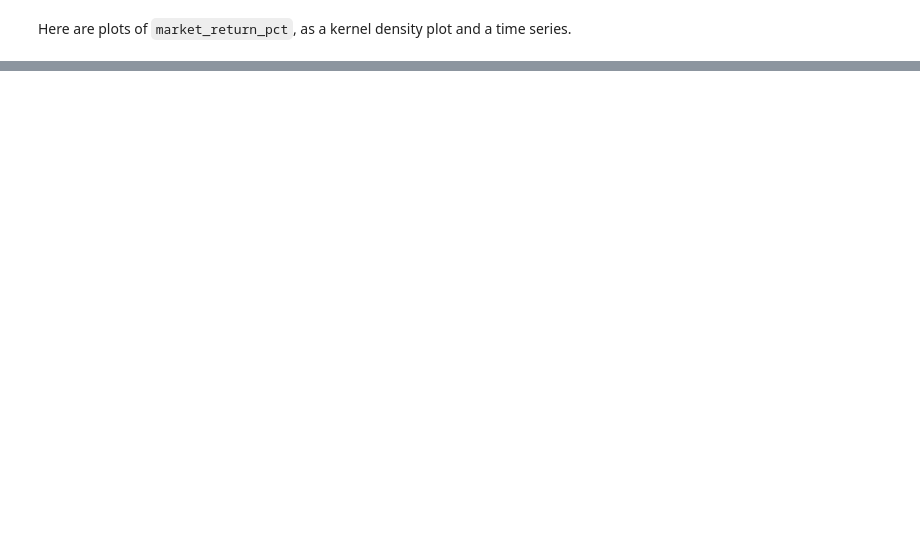
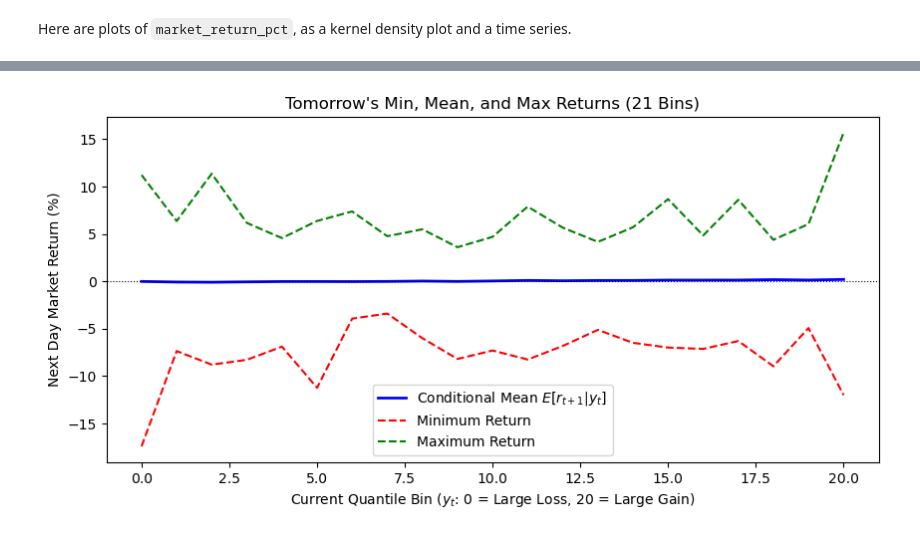
Before and after one commit to sxa6rp/uu_markov, a Jupyter notebook: lab_1/lab.ipynb, the cells around one changed output, grey strips where cells are left out. Saved outputs shown, nothing was run; the diff lists cells and outputs as text; code cells hidden in the pictures; blank space fills up the shorter version.

```diff
--- a/lab_1/lab.ipynb
+++ b/lab_1/lab.ipynb
@@ -69,0 +214,5 @@ For example, −2 belongs to **Large loss**, 0.05 to **Near zero**, and 0.8 to *
+# %%
+df['market_return_tp1'] = df['market_return_pct'].shift(-1)
+conditional_stats = df.groupby('y_t', observed=False)['market_return_tp1'].describe()
+print("Returns Conditionals Summary")
+print(conditional_stats[['count', 'mean', 'std', 'min', 'max']])
@@ -80,0 +240,5 @@ The choice of five bins was arbitrary. For more realistic or complex models, we'
+# %%
+df['bin_21'] = pd.qcut(df['market_return_pct'], q=21, labels=False)
+# %%
+df['y_t'] = df['bin_21']
+df['y_tp1'] = df['bin_21'].shift(-1)
@@ -80,0 +304,3 @@ The choice of five bins was arbitrary. For more realistic or complex models, we'
+# %%
+stats_21 = df.groupby('y_t', observed=False)['market_return_tp1'].agg(['min', 'mean', 'max', 'std'])
+print(stats_21)
@@ -80,0 +325,13 @@ The choice of five bins was arbitrary. For more realistic or complex models, we'
+# %%
+fig, ax = plt.subplots(figsize=(10, 4.5))
+ax.plot(stats_21.index, stats_21['mean'], label='Conditional Mean $E[r_{t+1}|y_t]$', color='blue', linewidth=2)
+ax.plot(stats_21.index, stats_21['min'], label='Minimum Return', color='red', linestyle='--')
+ax.plot(stats_21.index, stats_21['max'], label='Maximum Return', color='green', linestyle='--')
+ax.axhline(0, color='black', linewidth=0.8, linestyle=':')
+ax.set_xlabel('Current Quantile Bin ($y_t$: 0 = Large Loss, 20 = Large Gain)')
+ax.set_ylabel('Next Day Market Return (%)')
+ax.set_title("Tomorrow's Min, Mean, and Max Returns (21 Bins)")
+ax.legend()
+plt.show()
+# %% [output]
+[figure, added]
```
Also changed, not shown: parts of 53 cells of this notebook, 2 other files.
